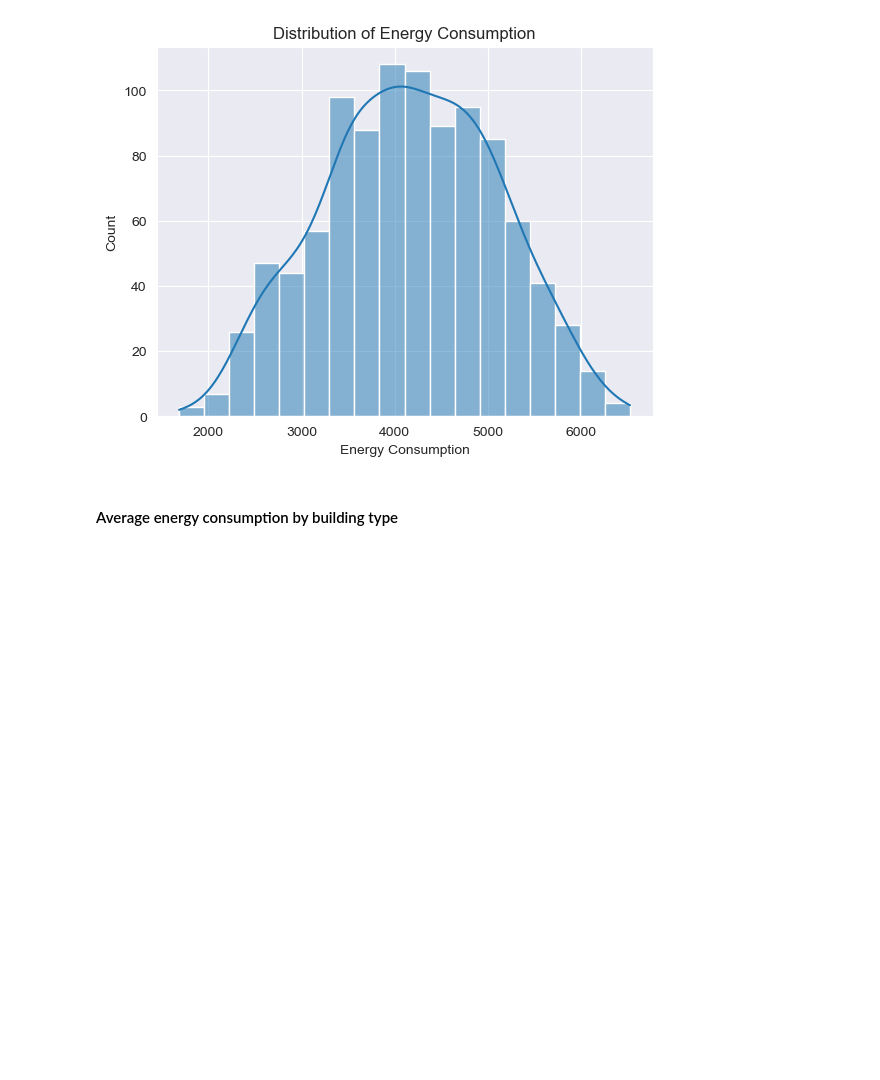
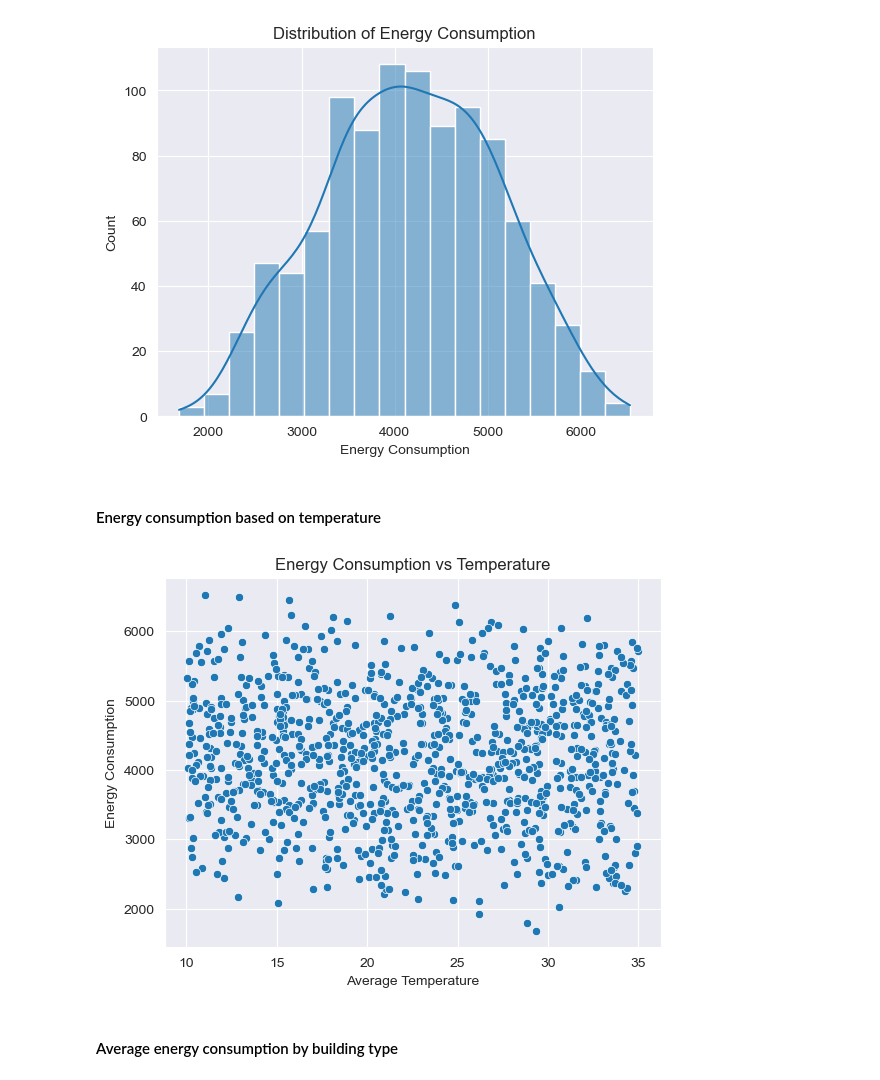
Before and after one commit to faris-agour/Energy-Consumption, a Jupyter notebook: project.ipynb, the cells around one changed output. Cells and saved outputs as stored; diff of their text form; code cells hidden in the pictures; blank space fills up the shorter version.

```diff
--- a/project.ipynb
+++ b/project.ipynb
@@ -89,6 +91,14 @@ plt.title("Distribution of Energy Consumption")
 plt.show()
 # %% [output]
 [figure]
+# %% [markdown]
+#### Energy consumption based on temperature
+# %%
+sns.scatterplot(data=df, x="Average Temperature", y="Energy Consumption")
+plt.title("Energy Consumption vs Temperature")
+plt.show()
+# %% [output]
+[figure, added]
 # %% [markdown]
 #### Average energy consumption by building type
 # %%
```
Also changed, not shown: parts of 40 cells of this notebook.
